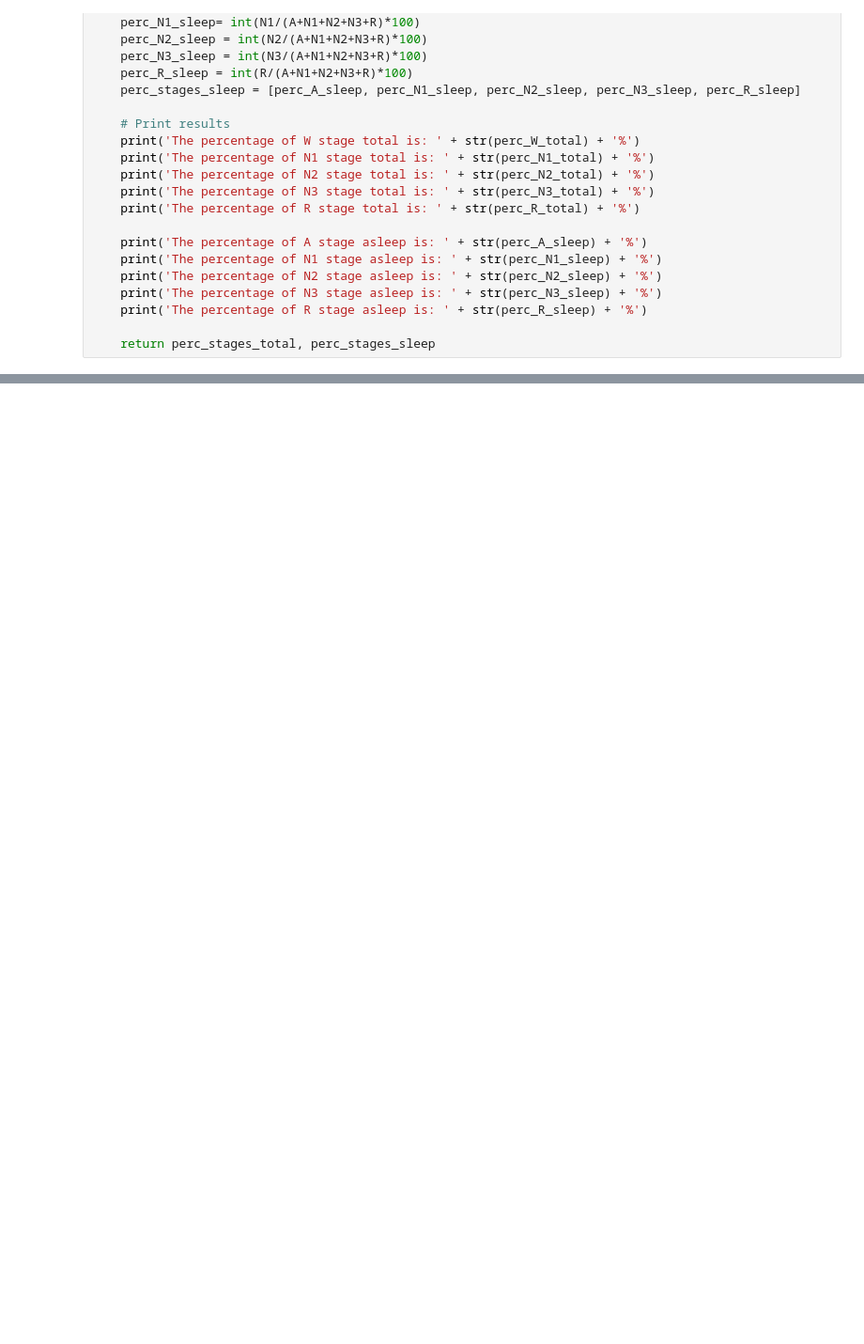
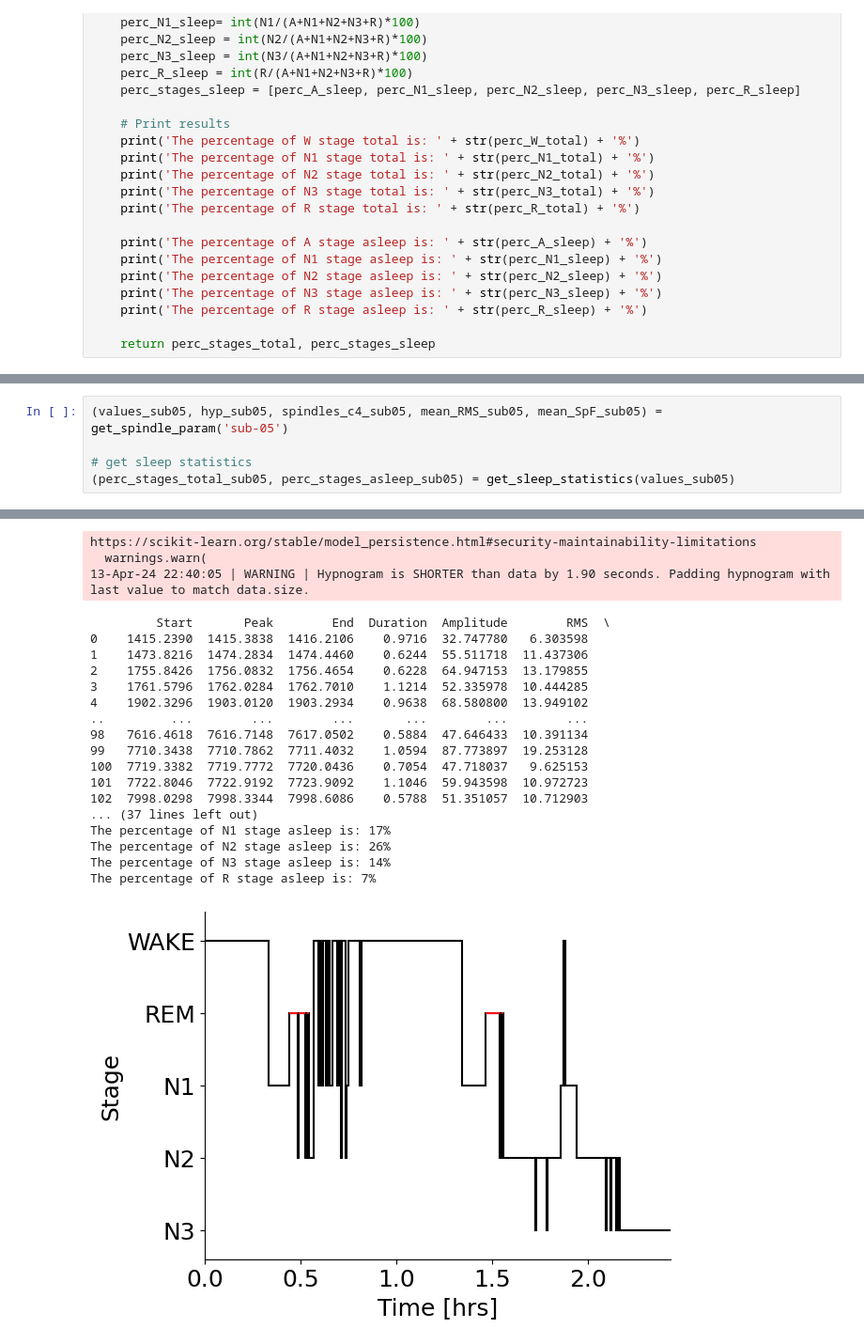
Before and after one commit to sianna338/scripts_oscillatory_coupling_analysis, a Jupyter notebook: spindle_ppTMS_yasa_all_subs.ipynb, the cells around one changed output, grey strips where cells are left out. Shown at 94% size. Saved outputs shown, nothing was run; the diff lists cells and outputs as text; blank space fills up the shorter version.

```diff
--- a/spindle_ppTMS_yasa_all_subs.ipynb
+++ b/spindle_ppTMS_yasa_all_subs.ipynb
@@ -200,0 +256,6 @@ The percentage of R stage asleep is: 0%
+# %%
+(values_sub05, hyp_sub05, spindles_c4_sub05, mean_RMS_sub05, mean_SpF_sub05) = get_spindle_param('sub-05')
+
+# get sleep statistics
+(perc_stages_total_sub05, perc_stages_asleep_sub05) = get_sleep_statistics(values_sub05)
+# %% [output]
@@ -200,0 +281,21 @@ The percentage of R stage asleep is: 0%
+https://scikit-learn.org/stable/model_persistence.html#security-maintainability-limitations
+  warnings.warn(
+13-Apr-24 22:40:05 | WARNING | Hypnogram is SHORTER than data by 1.90 seconds. Padding hypnogram with last value to match data.size.
+         Start       Peak        End  Duration  Amplitude        RMS  \
+0    1415.2390  1415.3838  1416.2106    0.9716  32.747780   6.303598
+1    1473.8216  1474.2834  1474.4460    0.6244  55.511718  11.437306
+2    1755.8426  1756.0832  1756.4654    0.6228  64.947153  13.179855
+3    1761.5796  1762.0284  1762.7010    1.1214  52.335978  10.444285
+4    1902.3296  1903.0120  1903.2934    0.9638  68.580800  13.949102
+..         ...        ...        ...       ...        ...        ...
+98   7616.4618  7616.7148  7617.0502    0.5884  47.646433  10.391134
+99   7710.3438  7710.7862  7711.4032    1.0594  87.773897  19.253128
+100  7719.3382  7719.7772  7720.0436    0.7054  47.718037   9.625153
+101  7722.8046  7722.9192  7723.9092    1.1046  59.943598  10.972723
+102  7998.0298  7998.3344  7998.6086    0.5788  51.351057  10.712903
+... (37 lines left out)
+The percentage of N1 stage asleep is: 17%
+The percentage of N2 stage asleep is: 26%
+The percentage of N3 stage asleep is: 14%
+The percentage of R stage asleep is: 7%
+[figure, added]
```
Also changed, not shown: parts of 6 cells of this notebook, 2 other files.
